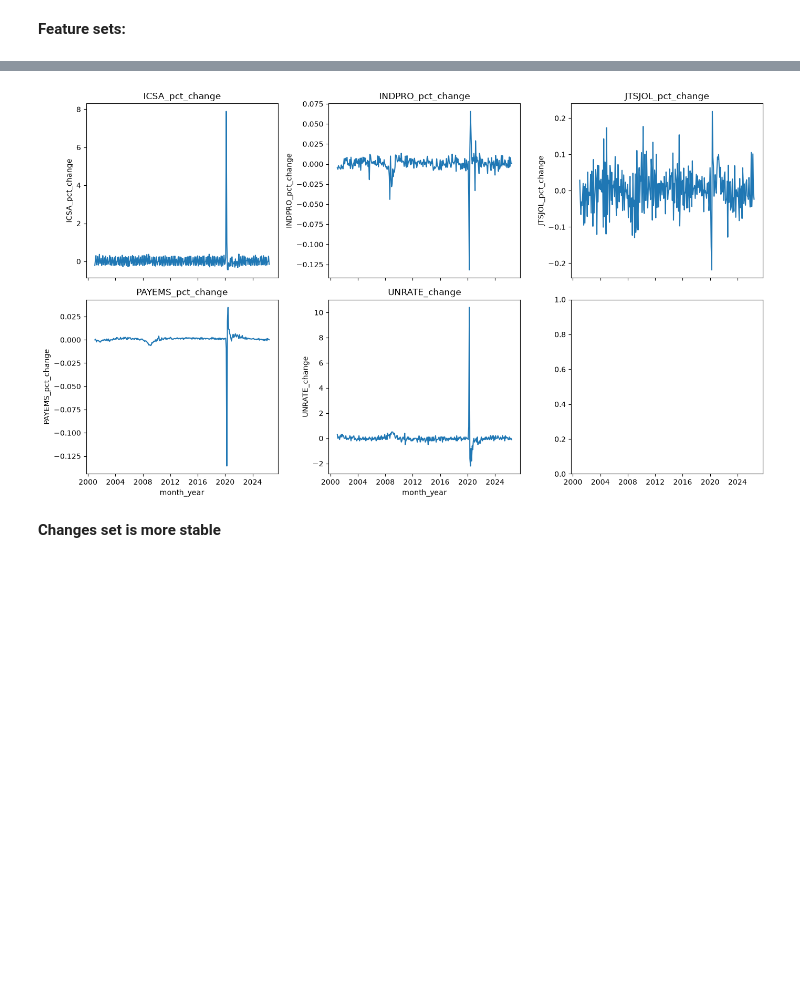
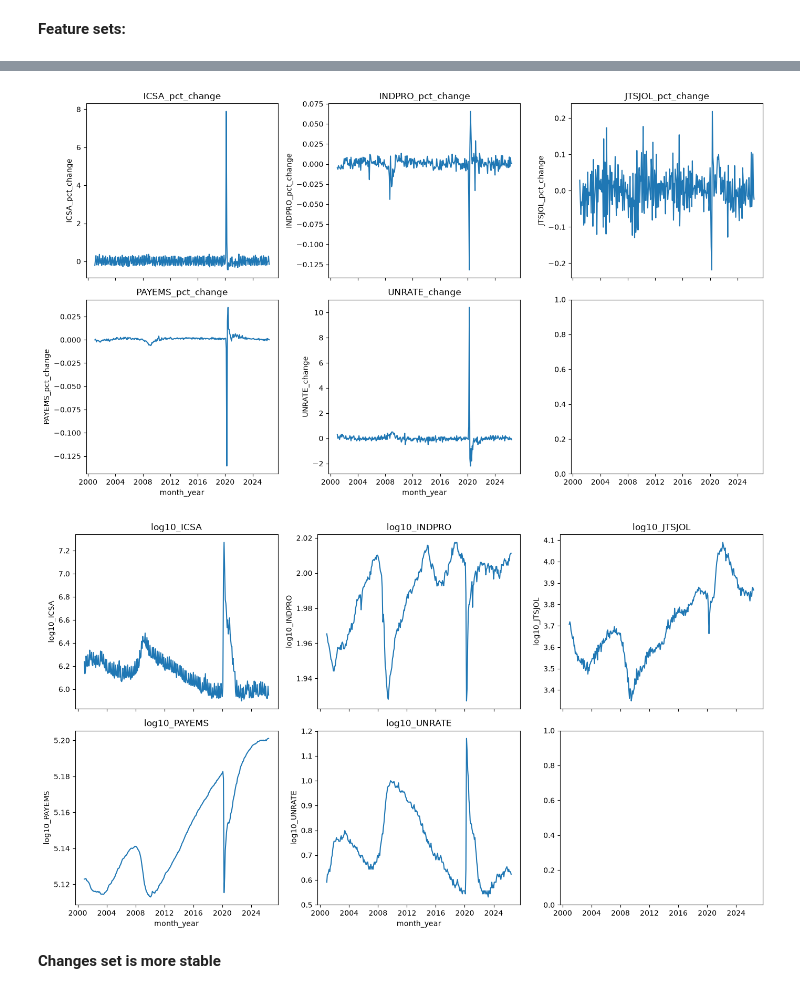
Before and after one commit to mx-lnk/us-unemployment-forecasting-pipeline, a Jupyter notebook: notebooks/feature_engineering.ipynb, the cells around one changed output, grey strips where cells are left out. Saved outputs shown, nothing was run; the diff lists cells and outputs as text; code cells hidden in the pictures; blank space fills up the shorter version.

Commit message:
Added a log levels feature set.

```diff
--- a/notebooks/feature_engineering.ipynb
+++ b/notebooks/feature_engineering.ipynb
@@ -162,37 +162,45 @@ feature_set_changes = [
     'PAYEMS_pct_change',
     'UNRATE_change'
 ]
+# %%
+feature_set_log_levels = []
+
+for col in feature_set_levels:
+    col_name = f"log10_{col}"
+    feature_set_log_levels.append(col_name)
+    df_features[col_name] = df_features[col].apply(np.log10)
 # %%
-col_sets = [feature_set_levels, feature_set_changes]
+col_sets = [feature_set_levels, feature_set_changes, feature_set_log_levels]
 
 for cols in col_sets:
     len_cols = len(cols)
     ncols = 3
     nrows = int(np.ceil(len_cols / ncols))
 
     fig, axes = plt.subplots(
         nrows=nrows,
         ncols=ncols,
         figsize=(14, 8),
         sharex=True
     )
 
     axes = axes.flatten()
 
     for ax, col in zip(axes, cols):
         sns.lineplot(
             data=df_features,
             x=df_features['month_year'].dt.to_timestamp(),
             y=col,
             ax=ax
         )
         ax.set_title(col)
 
     plt.tight_layout()
     plt.show()
 # %% [output]
 [figure]
 [figure]
+[figure, added]
 # %% [markdown]
 **Changes set is more stable**
 # %%
```
Also changed, not shown: parts of 3 cells of this notebook, 1 other file.
